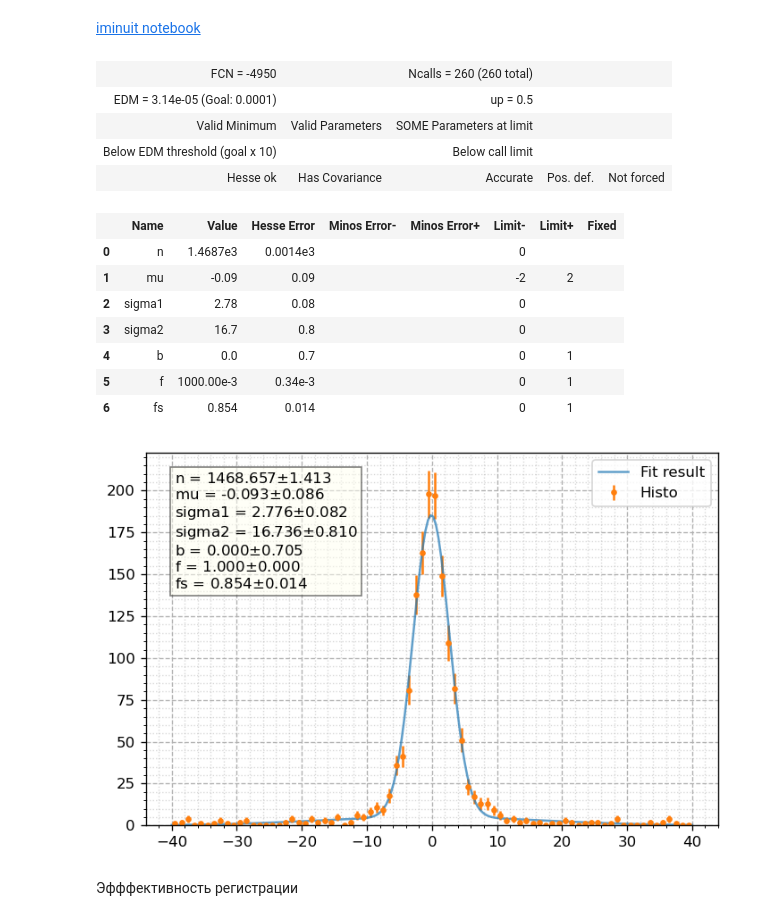
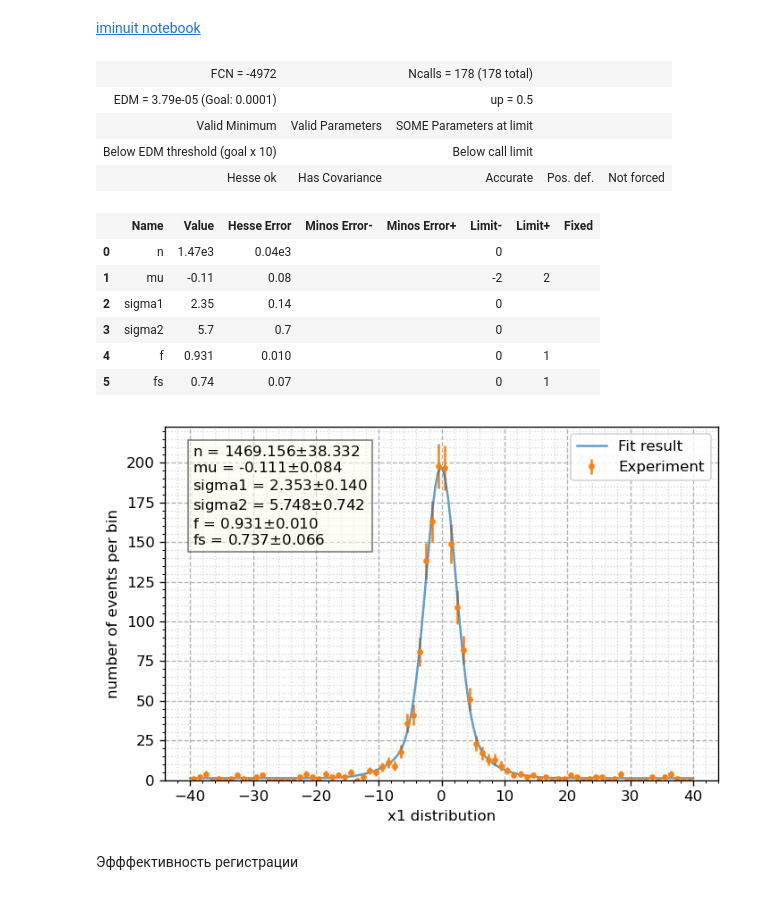
Before and after one commit to nikita-p/kskl20, a Jupyter notebook: notebooks/02. Signal Events.ipynb, the cells around one changed output. Cells and saved outputs as stored; diff of their text form; code cells hidden in the pictures.

```diff
--- a/notebooks/02. Signal Events.ipynb
+++ b/notebooks/02. Signal Events.ipynb
@@ -32,7 +32,7 @@ dfExp.index.unique()
 # %% [output]
 Float64Index([507.0, 508.0, 509.0, 510.0, 511.1, 511.0, 512.0, 514.0, 525.0], dtype='float64', name='ebeam')
 # %%
-e0, lum, nMC = 514, 58.9441, 20000
+e0, nMC = 514, 20000
 dfE = dfExp.loc[e0]
 dfM = dfMC.loc[e0]
 phi =  0.205/(e0*2e-3-0.732) + 0.14
@@ -92,40 +92,40 @@ def signal_pdf(x, mu, sigma):
     return signal
 
 @nb.njit(**kwd)
-def norm_pdf(x, mu, sigma1, sigma2, b, f, fs):
+def norm_pdf(x, mu, sigma1, sigma2, f, fs):
     sig1 = signal_pdf(x, mu, sigma1)
     sig2 = signal_pdf(x, mu, sigma2)
-    bkg = b/width
+    bkg = 1/width
     return f*( fs*sig1 + (1-fs)*sig2 ) + (1-f)*bkg
 # %%
-m = Minuit(ExtendedUnbinnedNLL(dt, lambda x, n, mu, sigma1, sigma2, b, f, fs: (n, n * norm_pdf(x, mu, sigma1, sigma2, b, f, fs))),
-                       n=1000, mu=0, sigma1=2, sigma2=5, b=1e-5, f=0.99,
+m = Minuit(ExtendedUnbinnedNLL(dt, lambda x, n, mu, sigma1, sigma2, f, fs: (n, n * norm_pdf(x, mu, sigma1, sigma2, f, fs))),
+                       n=1000, mu=0, sigma1=2, sigma2=5, f=0.99,
                        limit_mu=(-2, 2),
                        limit_sigma1=(0,None),
                        limit_sigma2=(0,None),
                        limit_n=(0, None),
-                       limit_b=(0, 1),
                        limit_f=(0, 1),
                        limit_fs=(0, 1),
           )
 # %%
 m.migrad()
 # %% [output]
-| FCN = -4950 |  | Ncalls = 260 (260 total) |  |  |
-| EDM = 3.14e-05 (Goal: 0.0001) |  | up = 0.5 |  |  |
+| FCN = -4972 |  | Ncalls = 178 (178 total) |  |  |
+| EDM = 3.79e-05 (Goal: 0.0001) |  | up = 0.5 |  |  |
 | Valid Minimum | Valid Parameters | SOME Parameters at limit |  |  |
 | Below EDM threshold (goal x 10) |  | Below call limit |  |  |
 | Hesse ok | Has Covariance | Accurate | Pos. def. | Not forced |
 |  | Name | Value | Hesse Error | Minos Error- | Minos Error+ | Limit- | Limit+ | Fixed |
-| 0 | n | 1.4687e3 | 0.0014e3 |  |  | 0 |  |  |
-| 1 | mu | -0.09 | 0.09 |  |  | -2 | 2 |  |
-| 2 | sigma1 | 2.78 | 0.08 |  |  | 0 |  |  |
-| 3 | sigma2 | 16.7 | 0.8 |  |  | 0 |  |  |
-| 4 | b | 0.0 | 0.7 |  |  | 0 | 1 |  |
-| 5 | f | 1000.00e-3 | 0.34e-3 |  |  | 0 | 1 |  |
-| 6 | fs | 0.854 | 0.014 |  |  | 0 | 1 |  |
+| 0 | n | 1.47e3 | 0.04e3 |  |  | 0 |  |  |
+| 1 | mu | -0.11 | 0.08 |  |  | -2 | 2 |  |
+| 2 | sigma1 | 2.35 | 0.14 |  |  | 0 |  |  |
+| 3 | sigma2 | 5.7 | 0.7 |  |  | 0 |  |  |
+| 4 | f | 0.931 | 0.010 |  |  | 0 | 1 |  |
+| 5 | fs | 0.74 | 0.07 |  |  | 0 | 1 |  |
 # %%
-pl.plot_fit(dt, norm_pdf, m, 80, (-40, 40), errors=True, label='Histo')
+pl.plot_fit(dt, norm_pdf, m, 80, (-40, 40), errors=True, label='Experiment', xtitle='x1 distribution',
+           ytitle='number of events per bin')
+# plt.savefig('pic3.png')
 # %% [output]
-[figure, old version]
+[figure, new version]
 # %%
```
Also changed, not shown: parts of 14 cells of this notebook, 8 other files.
